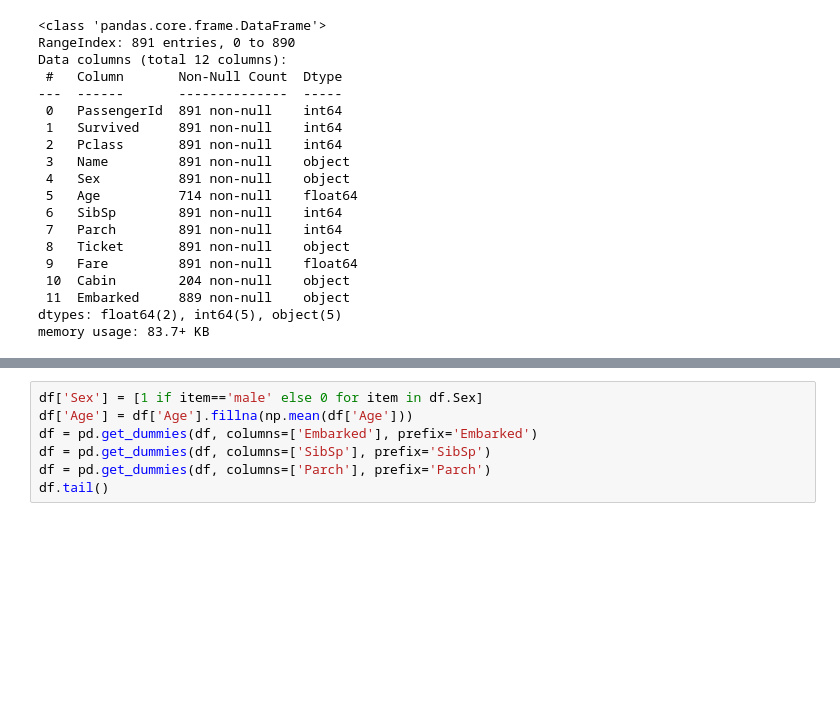
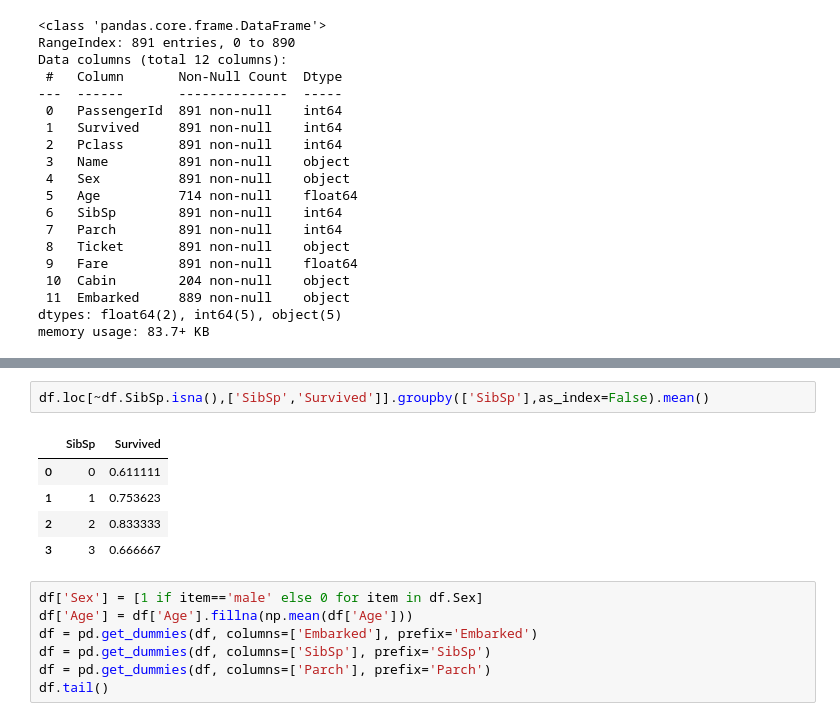
Before and after one commit to sagi778/Titanic_kaggle, a Jupyter notebook: titanic_model_training.ipynb, the cells around one changed output, grey strips where cells are left out. Drawn from its saved outputs; the diff is of its cells as text; blank space fills up the shorter version.

```diff
--- a/titanic_model_training.ipynb
+++ b/titanic_model_training.ipynb
@@ -42,3 +72,11 @@ memory usage: 83.7+ KB
+# %%
+df.loc[~df.SibSp.isna(),['SibSp','Survived']].groupby(['SibSp'],as_index=False).mean()
+# %% [output]
+|  | SibSp | Survived |
+| 0 | 0 | 0.611111 |
+| 1 | 1 | 0.753623 |
+| 2 | 2 | 0.833333 |
+| 3 | 3 | 0.666667 |
 # %%
 df['Sex'] = [1 if item=='male' else 0 for item in df.Sex]
 df['Age'] = df['Age'].fillna(np.mean(df['Age']))
```
Also changed, not shown: parts of 7 cells of this notebook.
